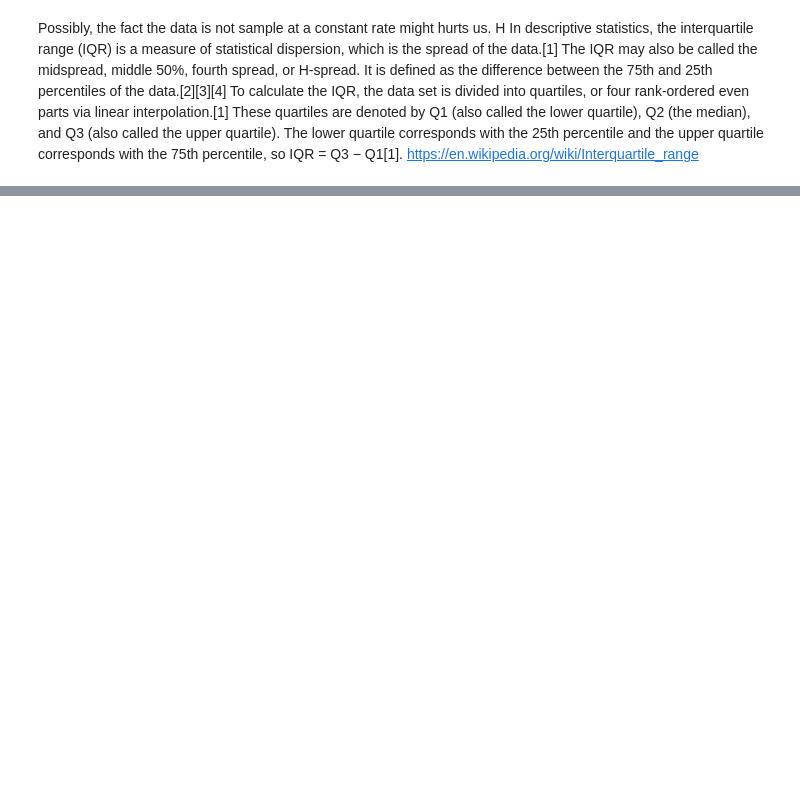
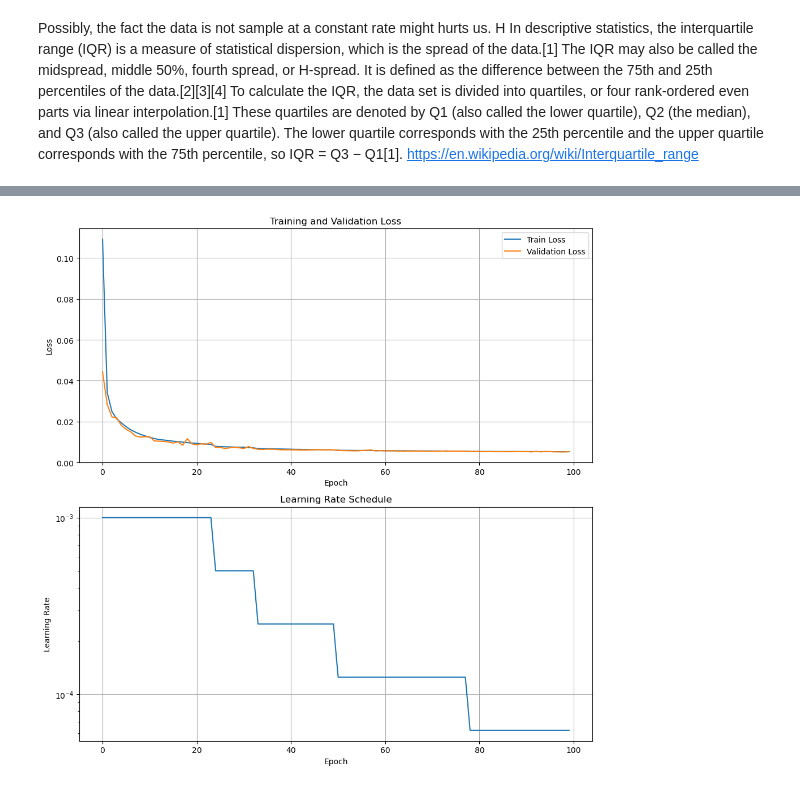
Before and after one commit to TheNewtonCapstone/newton-motor-modelling, a Jupyter notebook: training/mlp.ipynb, the cells around one changed output, grey strips where cells are left out. Drawn from its saved outputs; the diff is of its cells as text; code cells hidden in the pictures; blank space fills up the shorter version.

```diff
--- a/training/mlp.ipynb
+++ b/training/mlp.ipynb
@@ -266,0 +742,4 @@ plt.show()
+# %%
+plot_training_history(history_500)
+# %% [output]
+[figure, added]
```
Also changed, not shown: parts of 21 cells of this notebook.
